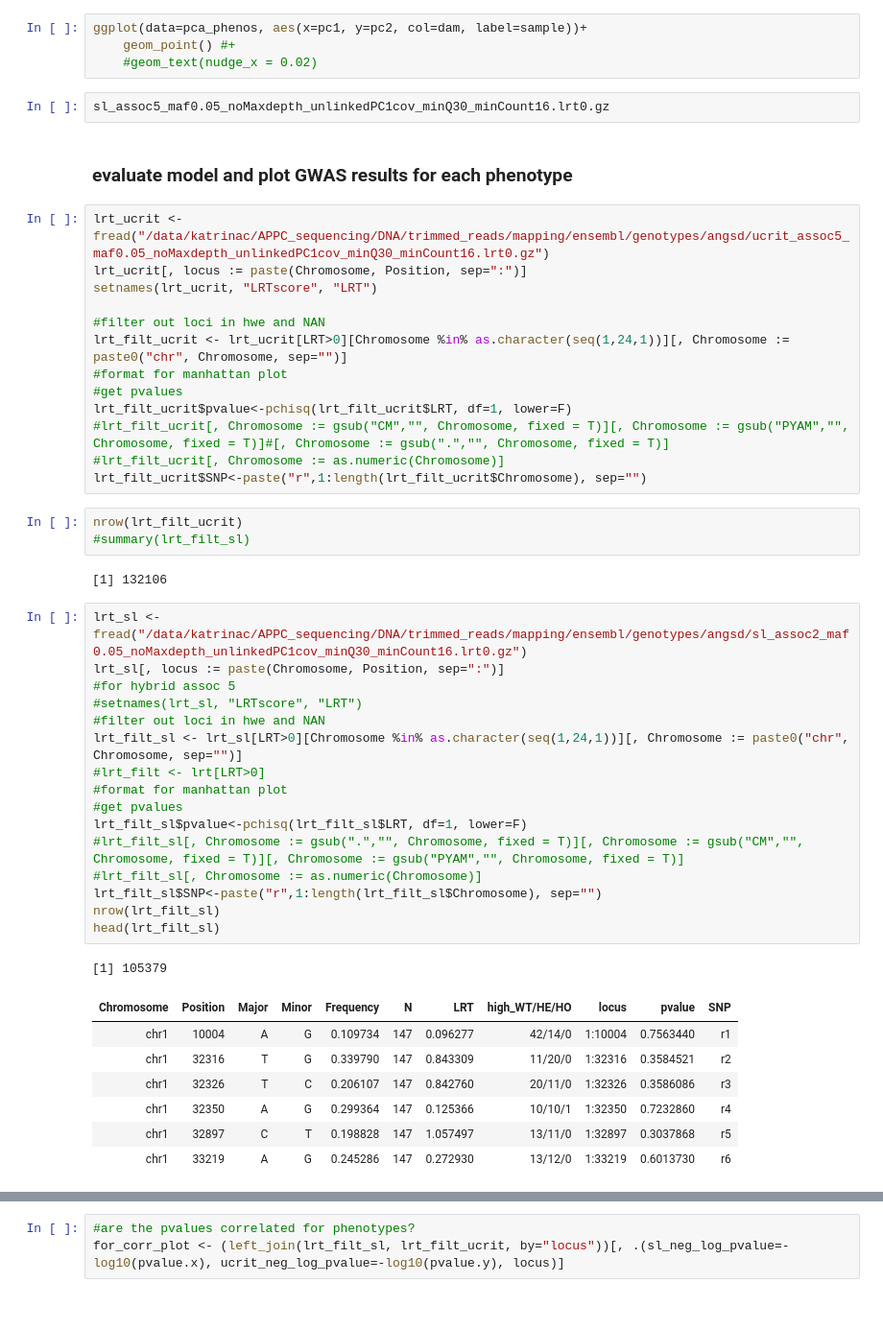
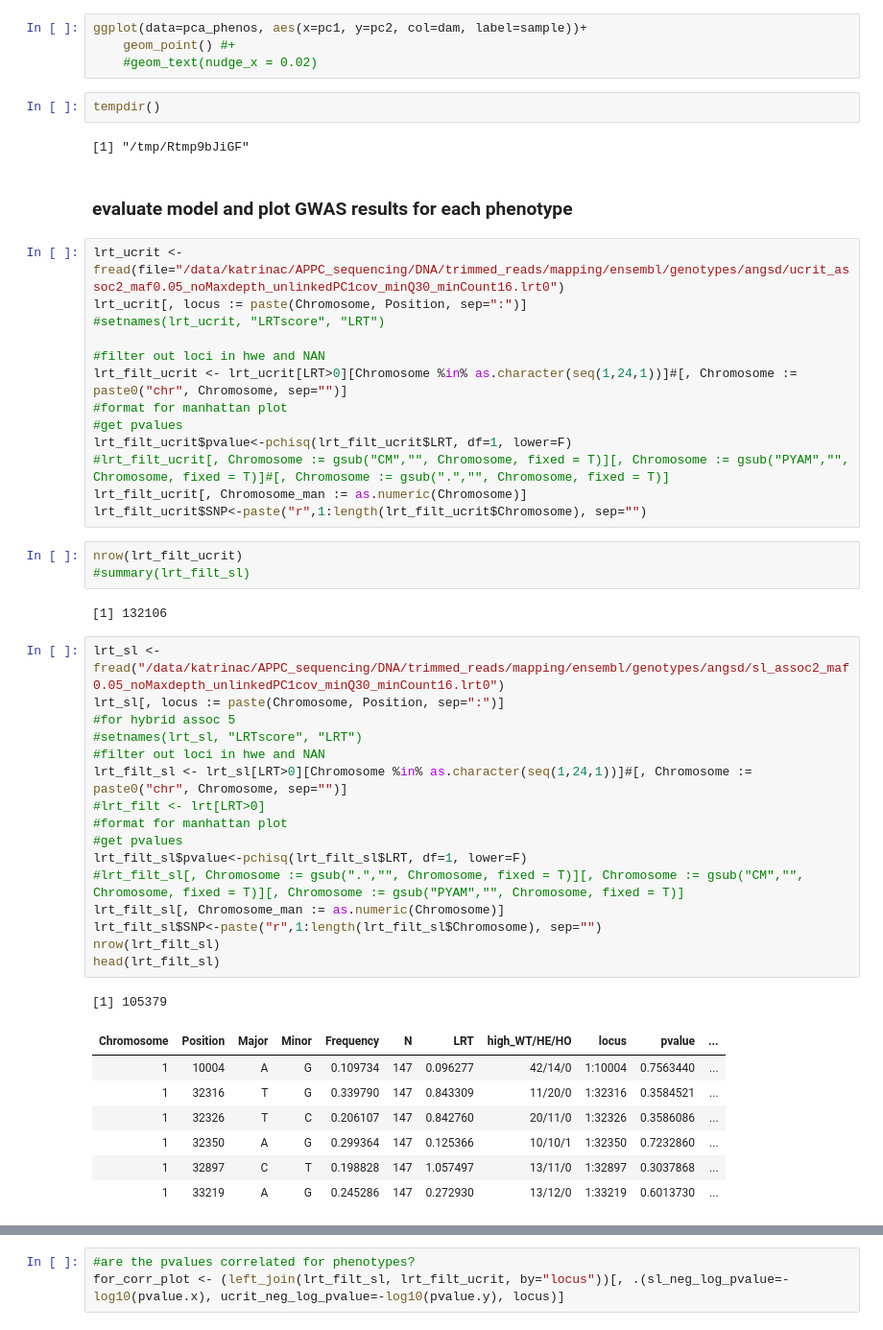
Before and after one commit to katcatalano/ClownfishGWAS, a Jupyter notebook: notebooks/plot_pcangsd_assoc.ipynb, the cells around one changed output, grey strips where cells are left out. Shown at 96% size. Saved outputs shown, nothing was run; the diff lists cells and outputs as text.

```diff
--- a/notebooks/plot_pcangsd_assoc.ipynb
+++ b/notebooks/plot_pcangsd_assoc.ipynb
@@ -302,21 +195,23 @@ ggplot(data=pca_phenos, aes(x=pc1, y=pc2, col=dam, label=sample))+
     geom_point() #+
     #geom_text(nudge_x = 0.02)
 # %%
-sl_assoc5_maf0.05_noMaxdepth_unlinkedPC1cov_minQ30_minCount16.lrt0.gz
+tempdir()
+# %% [output]
+[1] "/tmp/Rtmp9bJiGF"
 # %% [markdown]
 ### evaluate model and plot GWAS results for each phenotype
 # %%
-lrt_ucrit <- fread("/data/katrinac/APPC_sequencing/DNA/trimmed_reads/mapping/ensembl/genotypes/angsd/ucrit_assoc5_maf0.05_noMaxdepth_unlinkedPC1cov_minQ30_minCount16.lrt0.gz")
+lrt_ucrit <- fread(file="/data/katrinac/APPC_sequencing/DNA/trimmed_reads/mapping/ensembl/genotypes/angsd/ucrit_assoc2_maf0.05_noMaxdepth_unlinkedPC1cov_minQ30_minCount16.lrt0")
 lrt_ucrit[, locus := paste(Chromosome, Position, sep=":")]
-setnames(lrt_ucrit, "LRTscore", "LRT")
+#setnames(lrt_ucrit, "LRTscore", "LRT")
 
 #filter out loci in hwe and NAN
-lrt_filt_ucrit <- lrt_ucrit[LRT>0][Chromosome %in% as.character(seq(1,24,1))][, Chromosome := paste0("chr", Chromosome, sep="")]
+lrt_filt_ucrit <- lrt_ucrit[LRT>0][Chromosome %in% as.character(seq(1,24,1))]#[, Chromosome := paste0("chr", Chromosome, sep="")]
 #format for manhattan plot
 #get pvalues
 lrt_filt_ucrit$pvalue<-pchisq(lrt_filt_ucrit$LRT, df=1, lower=F)
 #lrt_filt_ucrit[, Chromosome := gsub("CM","", Chromosome, fixed = T)][, Chromosome := gsub("PYAM","", Chromosome, fixed = T)]#[, Chromosome := gsub(".","", Chromosome, fixed = T)]
-#lrt_filt_ucrit[, Chromosome := as.numeric(Chromosome)]
+lrt_filt_ucrit[, Chromosome_man := as.numeric(Chromosome)]
 lrt_filt_ucrit$SNP<-paste("r",1:length(lrt_filt_ucrit$Chromosome), sep="")
 # %%
 nrow(lrt_filt_ucrit)
@@ -324,30 +219,30 @@ nrow(lrt_filt_ucrit)
 # %% [output]
 [1] 132106
 # %%
-lrt_sl <- fread("/data/katrinac/APPC_sequencing/DNA/trimmed_reads/mapping/ensembl/genotypes/angsd/sl_assoc2_maf0.05_noMaxdepth_unlinkedPC1cov_minQ30_minCount16.lrt0.gz")
+lrt_sl <- fread("/data/katrinac/APPC_sequencing/DNA/trimmed_reads/mapping/ensembl/genotypes/angsd/sl_assoc2_maf0.05_noMaxdepth_unlinkedPC1cov_minQ30_minCount16.lrt0")
 lrt_sl[, locus := paste(Chromosome, Position, sep=":")]
 #for hybrid assoc 5
 #setnames(lrt_sl, "LRTscore", "LRT")
 #filter out loci in hwe and NAN
-lrt_filt_sl <- lrt_sl[LRT>0][Chromosome %in% as.character(seq(1,24,1))][, Chromosome := paste0("chr", Chromosome, sep="")]
+lrt_filt_sl <- lrt_sl[LRT>0][Chromosome %in% as.character(seq(1,24,1))]#[, Chromosome := paste0("chr", Chromosome, sep="")]
 #lrt_filt <- lrt[LRT>0]
 #format for manhattan plot
 #get pvalues
 lrt_filt_sl$pvalue<-pchisq(lrt_filt_sl$LRT, df=1, lower=F)
 #lrt_filt_sl[, Chromosome := gsub(".","", Chromosome, fixed = T)][, Chromosome := gsub("CM","", Chromosome, fixed = T)][, Chromosome := gsub("PYAM","", Chromosome, fixed = T)]
-#lrt_filt_sl[, Chromosome := as.numeric(Chromosome)]
+lrt_filt_sl[, Chromosome_man := as.numeric(Chromosome)]
 lrt_filt_sl$SNP<-paste("r",1:length(lrt_filt_sl$Chromosome), sep="")
 nrow(lrt_filt_sl)
 head(lrt_filt_sl)
 # %% [output]
 [1] 105379
-| Chromosome | Position | Major | Minor | Frequency | N | LRT | high_WT/HE/HO | locus | pvalue | SNP |
-| chr1 | 10004 | A | G | 0.109734 | 147 | 0.096277 | 42/14/0 | 1:10004 | 0.7563440 | r1 |
-| chr1 | 32316 | T | G | 0.339790 | 147 | 0.843309 | 11/20/0 | 1:32316 | 0.3584521 | r2 |
-| chr1 | 32326 | T | C | 0.206107 | 147 | 0.842760 | 20/11/0 | 1:32326 | 0.3586086 | r3 |
-| chr1 | 32350 | A | G | 0.299364 | 147 | 0.125366 | 10/10/1 | 1:32350 | 0.7232860 | r4 |
-| chr1 | 32897 | C | T | 0.198828 | 147 | 1.057497 | 13/11/0 | 1:32897 | 0.3037868 | r5 |
-| chr1 | 33219 | A | G | 0.245286 | 147 | 0.272930 | 13/12/0 | 1:33219 | 0.6013730 | r6 |
+| Chromosome | Position | Major | Minor | Frequency | N | LRT | high_WT/HE/HO | locus | pvalue | ... |
+| 1 | 10004 | A | G | 0.109734 | 147 | 0.096277 | 42/14/0 | 1:10004 | 0.7563440 | ... |
+| 1 | 32316 | T | G | 0.339790 | 147 | 0.843309 | 11/20/0 | 1:32316 | 0.3584521 | ... |
+| 1 | 32326 | T | C | 0.206107 | 147 | 0.842760 | 20/11/0 | 1:32326 | 0.3586086 | ... |
+| 1 | 32350 | A | G | 0.299364 | 147 | 0.125366 | 10/10/1 | 1:32350 | 0.7232860 | ... |
+| 1 | 32897 | C | T | 0.198828 | 147 | 1.057497 | 13/11/0 | 1:32897 | 0.3037868 | ... |
+| 1 | 33219 | A | G | 0.245286 | 147 | 0.272930 | 13/12/0 | 1:33219 | 0.6013730 | ... |
 # %%
 #png("/data/katrinac/APPC_sequencing/DNA/trimmed_reads/mapping/ensembl/genotypes/angsd/results/pval_qq_ucrit_uniform.png")
 qqman::qq(lrt_filt_ucrit$pvalue)
```
Also changed, not shown: parts of 106 cells of this notebook.
